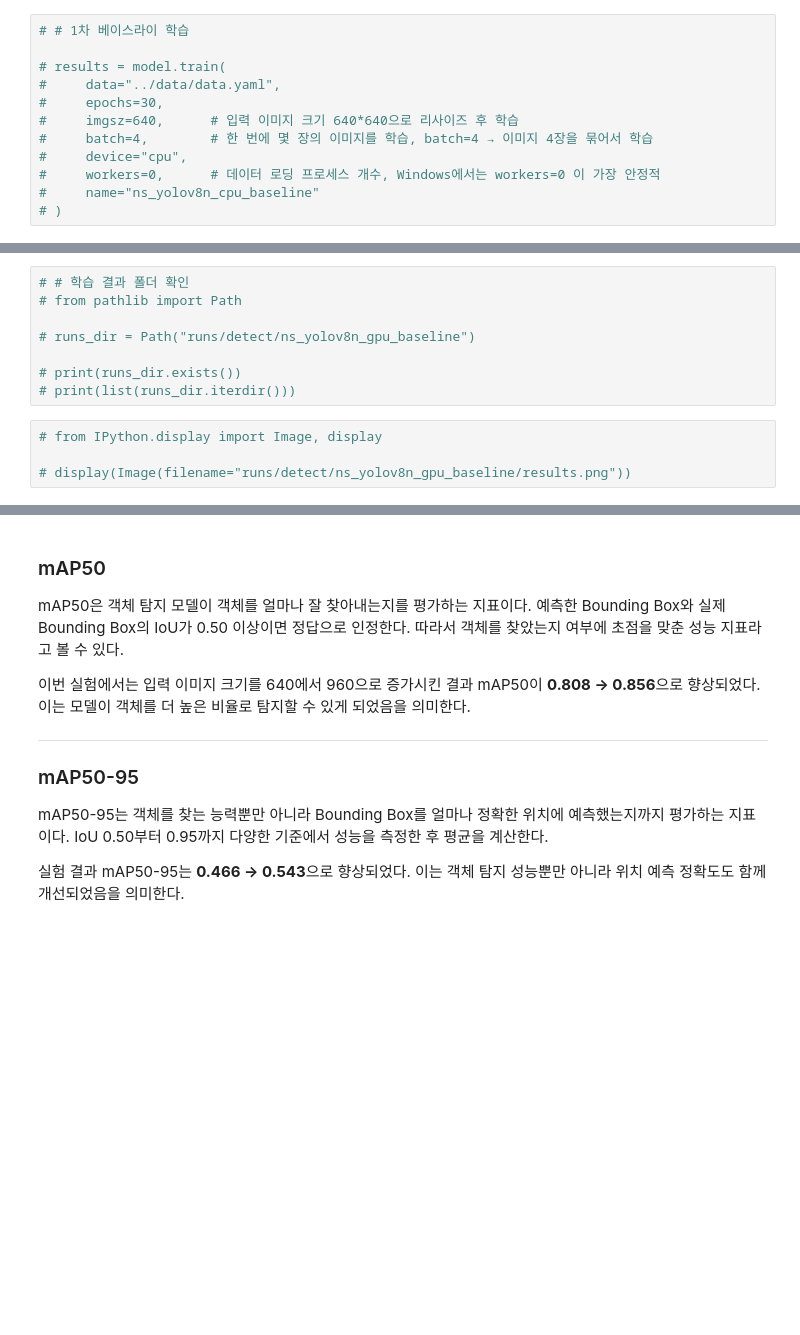
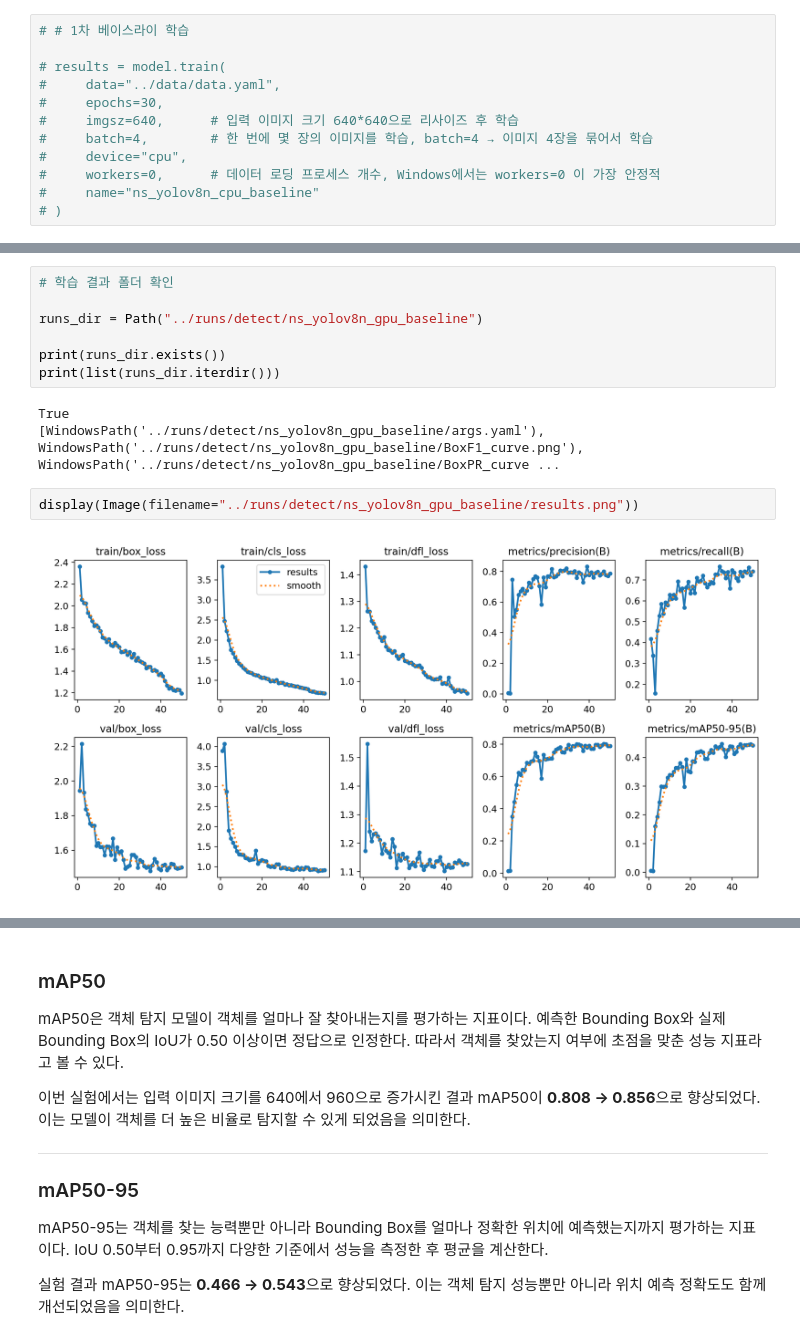
Before and after one commit to narxkim/mini-pjt, a Jupyter notebook: notebooks/06_yolo_train.ipynb, the cells around one changed output, grey strips where cells are left out. Cells and saved outputs as stored; diff of their text form; blank space fills up the shorter version.

```diff
--- a/notebooks/06_yolo_train.ipynb
+++ b/notebooks/06_yolo_train.ipynb
@@ -53,13 +91,15 @@ model = YOLO("yolov8n.pt")
 # %%
-# # 학습 결과 폴더 확인
-# from pathlib import Path
+# 학습 결과 폴더 확인
 
-# runs_dir = Path("runs/detect/ns_yolov8n_gpu_baseline")
+runs_dir = Path("../runs/detect/ns_yolov8n_gpu_baseline")
 
-# print(runs_dir.exists())
-# print(list(runs_dir.iterdir()))
+print(runs_dir.exists())
+print(list(runs_dir.iterdir()))
+# %% [output]
+True
+[WindowsPath('../runs/detect/ns_yolov8n_gpu_baseline/args.yaml'), WindowsPath('../runs/detect/ns_yolov8n_gpu_baseline/BoxF1_curve.png'), WindowsPath('../runs/detect/ns_yolov8n_gpu_baseline/BoxPR_curve ...
 # %%
-# from IPython.display import Image, display
-
-# display(Image(filename="runs/detect/ns_yolov8n_gpu_baseline/results.png"))
+display(Image(filename="../runs/detect/ns_yolov8n_gpu_baseline/results.png"))
+# %% [output]
+[figure, added]
 # %%
```
Also changed, not shown: parts of 26 cells of this notebook, 4 other files.
